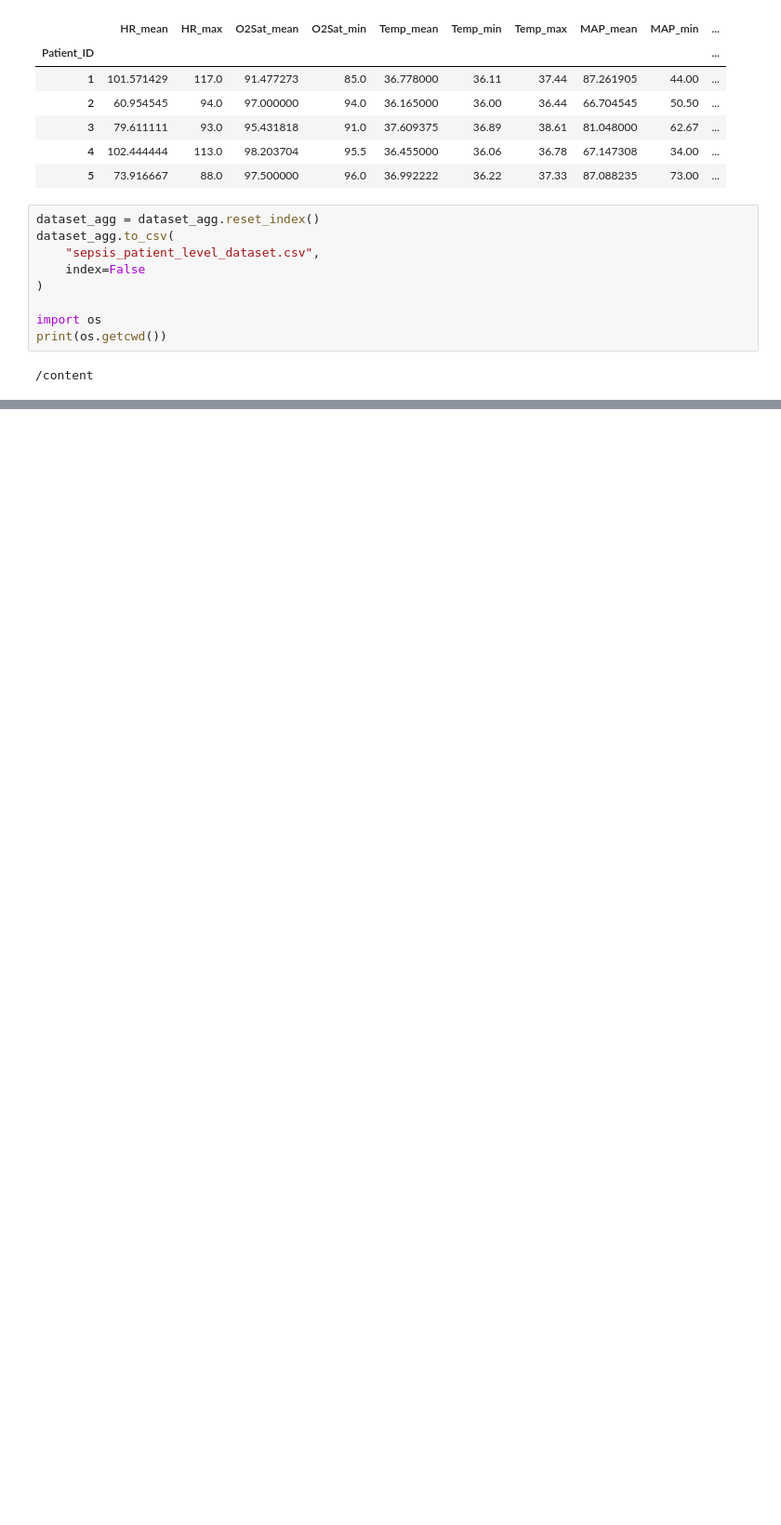
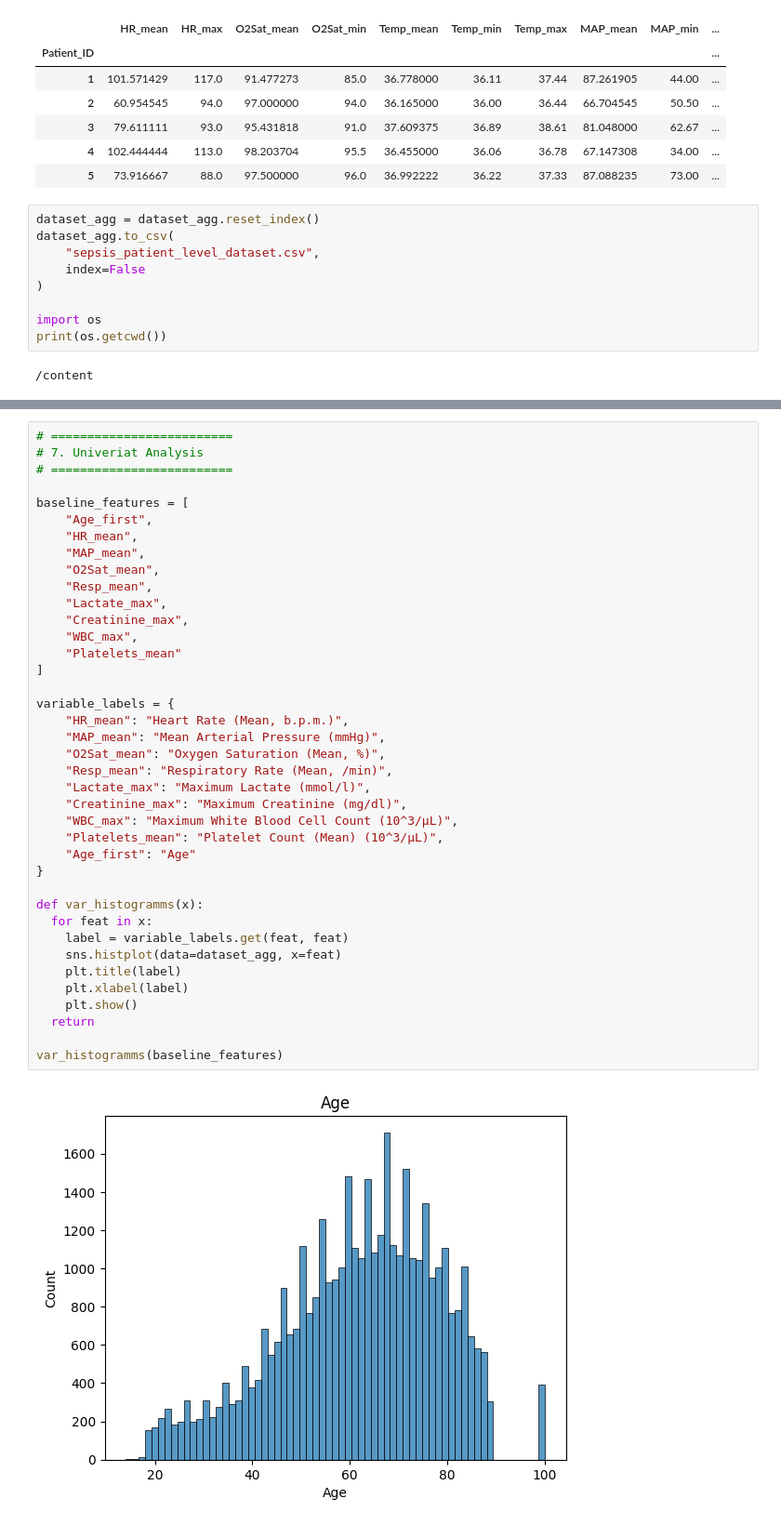
Before and after one commit to dr-koehler-ai/Sepsis-Clinical-Analytics-Project-V1, a Jupyter notebook: Sepsis_Dashboard_V1.ipynb, the cells around one changed output, grey strips where cells are left out. Shown at 93% size. Saved outputs shown, nothing was run; the diff lists cells and outputs as text; blank space fills up the shorter version.

```diff
--- a/Sepsis_Dashboard_V1.ipynb
+++ b/Sepsis_Dashboard_V1.ipynb
@@ -163,0 +221,41 @@ The cohort analysis showed the distribution of patients developing sepsis during
+# %%
+# =========================
+# 7. Univeriat Analysis
+# =========================
+
+baseline_features = [
+    "Age_first",
+    "HR_mean",
+    "MAP_mean",
+    "O2Sat_mean",
+    "Resp_mean",
+    "Lactate_max",
+    "Creatinine_max",
+    "WBC_max",
+    "Platelets_mean"
+]
+
+variable_labels = {
+    "HR_mean": "Heart Rate (Mean, b.p.m.)",
+    "MAP_mean": "Mean Arterial Pressure (mmHg)",
+    "O2Sat_mean": "Oxygen Saturation (Mean, %)",
+    "Resp_mean": "Respiratory Rate (Mean, /min)",
+    "Lactate_max": "Maximum Lactate (mmol/l)",
+    "Creatinine_max": "Maximum Creatinine (mg/dl)",
+    "WBC_max": "Maximum White Blood Cell Count (10^3/µL)",
+    "Platelets_mean": "Platelet Count (Mean) (10^3/µL)",
+    "Age_first": "Age"
+}
+
+def var_histogramms(x):
+  for feat in x:
+    label = variable_labels.get(feat, feat)
+    sns.histplot(data=dataset_agg, x=feat)
+    plt.title(label)
+    plt.xlabel(label)
+    plt.show()
+  return
+
+var_histogramms(baseline_features)
+# %% [output]
+[figure, added]
```
Also changed, not shown: parts of 13 cells of this notebook.
